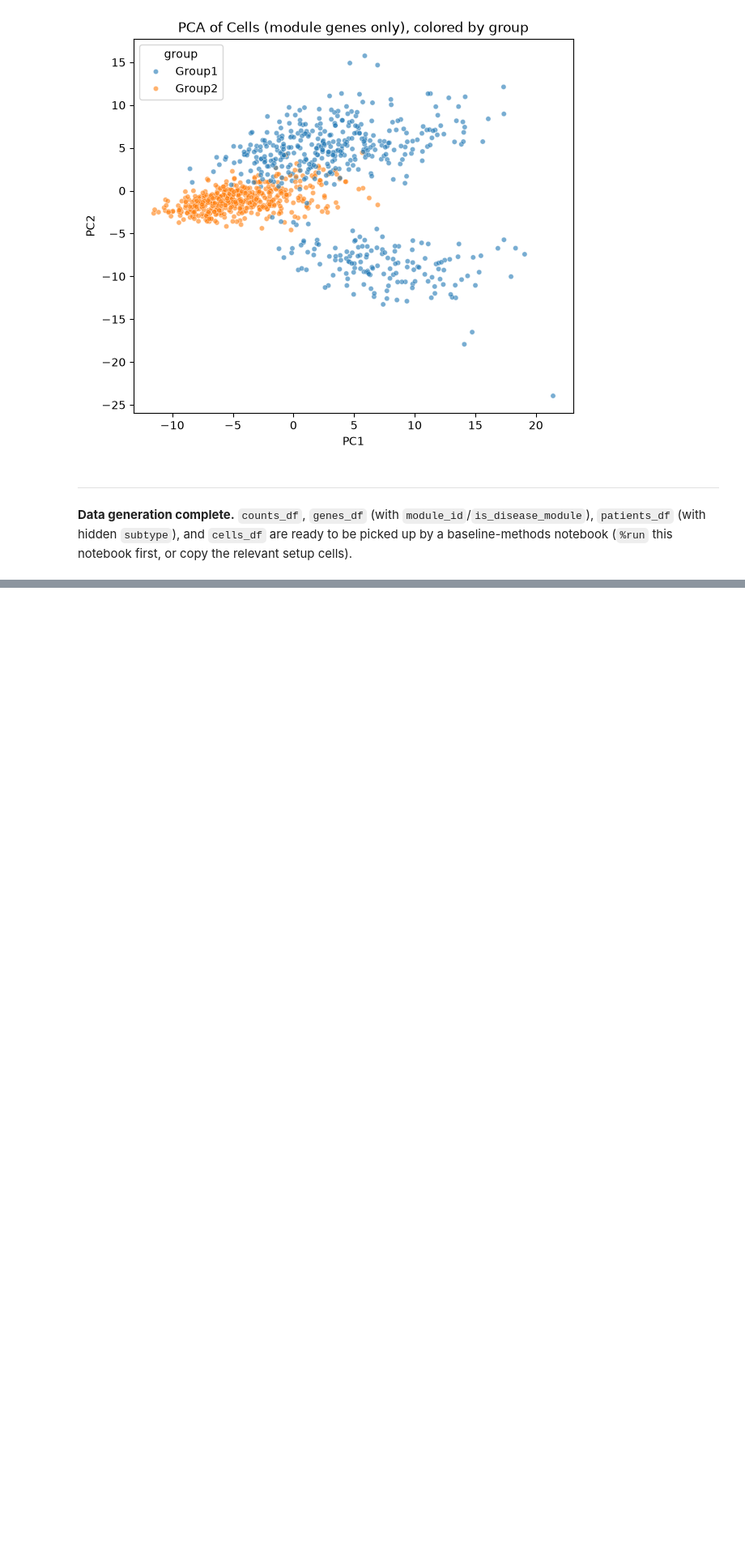
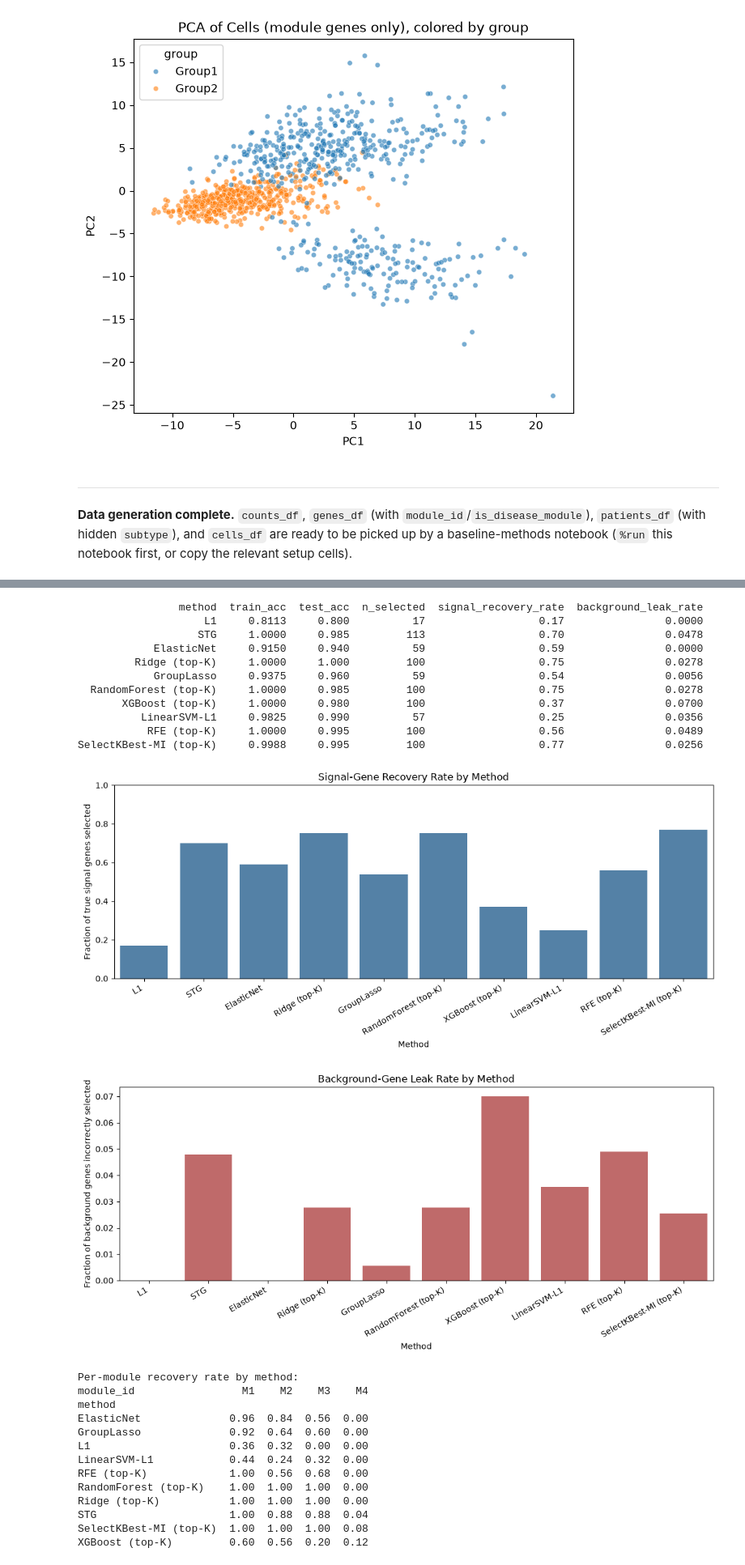
Before and after one commit to sierramendoza543/sierra-gating-project, a Jupyter notebook: correlated_with_subtypes_syntheticdata.ipynb, the cells around one changed output, grey strips where cells are left out. Shown at 81% size. Cells and saved outputs as stored; diff of their text form; code cells hidden in the pictures; blank space fills up the shorter version.

```diff
--- a/correlated_with_subtypes_syntheticdata.ipynb
+++ b/correlated_with_subtypes_syntheticdata.ipynb
@@ -1025,0 +1292,63 @@ plt.show()
+# %%
+baseline_df = pd.DataFrame(baseline_results)
+print(baseline_df.to_string(index=False))
+
+plt.figure(figsize=(11, 5))
+sns.barplot(data=baseline_df, x="method", y="signal_recovery_rate", color="steelblue")
+plt.title("Signal-Gene Recovery Rate by Method")
+plt.xlabel("Method")
+plt.ylabel("Fraction of true signal genes selected")
+plt.xticks(rotation=30, ha="right")
+plt.ylim(0, 1)
+plt.tight_layout()
+plt.show()
+
+plt.figure(figsize=(11, 5))
+sns.barplot(data=baseline_df, x="method", y="background_leak_rate", color="indianred")
+plt.title("Background-Gene Leak Rate by Method")
+plt.xlabel("Method")
+plt.ylabel("Fraction of background genes incorrectly selected")
+plt.xticks(rotation=30, ha="right")
+plt.tight_layout()
+plt.show()
+
+module_recovery_df = pd.DataFrame(module_recovery_results)
+print("\nPer-module recovery rate by method:")
+print(module_recovery_df.pivot(index="method", columns="module_id", values="recovery_rate").to_string())
+
+plt.figure(figsize=(12, 6))
+sns.barplot(data=module_recovery_df, x="method", y="recovery_rate", hue="kind", errorbar=None)
+plt.title("Per-Module Recovery Rate by Method (disease modules vs. distractor)")
+plt.xlabel("Method")
+plt.ylabel("Recovery rate")
+plt.xticks(rotation=30, ha="right")
+plt.ylim(0, 1)
+plt.tight_layout()
+plt.show()
+# %% [output]
+                method  train_acc  test_acc  n_selected  signal_recovery_rate  background_leak_rate
+                    L1     0.8113     0.800          17                  0.17                0.0000
+                   STG     1.0000     0.985         113                  0.70                0.0478
+            ElasticNet     0.9150     0.940          59                  0.59                0.0000
+         Ridge (top-K)     1.0000     1.000         100                  0.75                0.0278
+            GroupLasso     0.9375     0.960          59                  0.54                0.0056
+  RandomForest (top-K)     1.0000     0.985         100                  0.75                0.0278
+       XGBoost (top-K)     1.0000     0.980         100                  0.37                0.0700
+          LinearSVM-L1     0.9825     0.990          57                  0.25                0.0356
+           RFE (top-K)     1.0000     0.995         100                  0.56                0.0489
+SelectKBest-MI (top-K)     0.9988     0.995         100                  0.77                0.0256
+[figure, added]
+[figure, added]
+Per-module recovery rate by method:
+module_id                 M1    M2    M3    M4
+method
+ElasticNet              0.96  0.84  0.56  0.00
+GroupLasso              0.92  0.64  0.60  0.00
+L1                      0.36  0.32  0.00  0.00
+LinearSVM-L1            0.44  0.24  0.32  0.00
+RFE (top-K)             1.00  0.56  0.68  0.00
+RandomForest (top-K)    1.00  1.00  1.00  0.00
+Ridge (top-K)           1.00  1.00  1.00  0.00
+STG                     1.00  0.88  0.88  0.04
+SelectKBest-MI (top-K)  1.00  1.00  1.00  0.08
+XGBoost (top-K)         0.60  0.56  0.20  0.12
```
Also changed, not shown: parts of 25 cells of this notebook, 2 other files.
